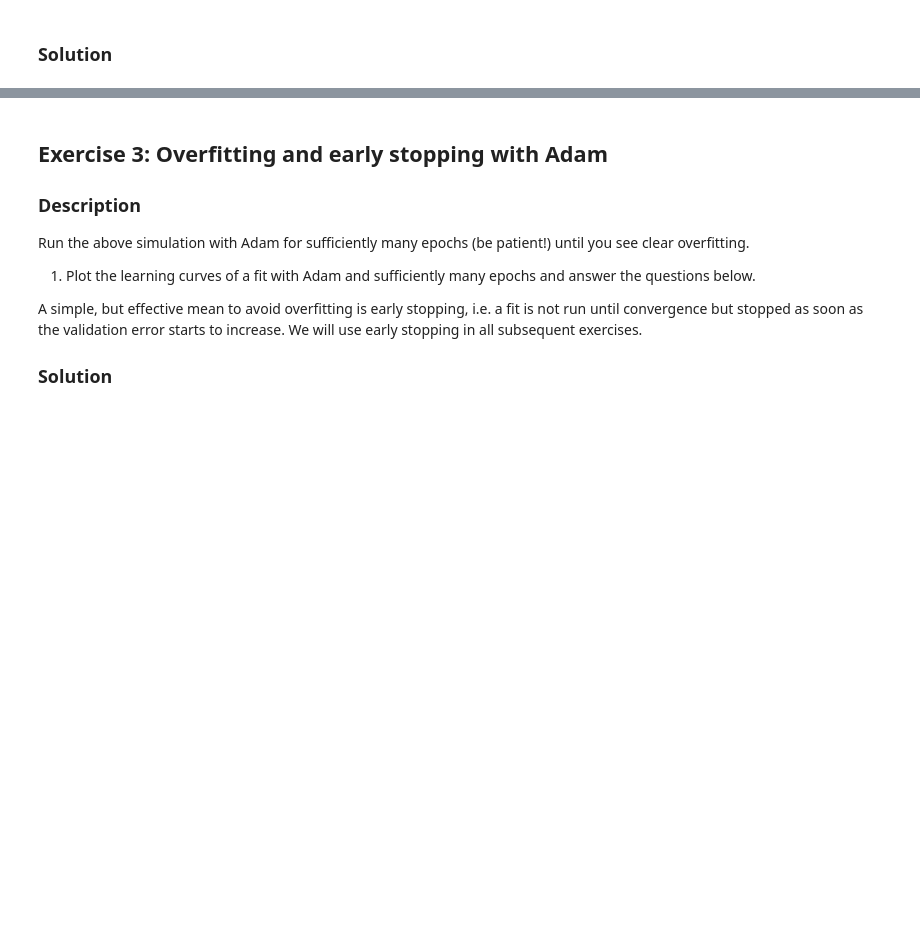
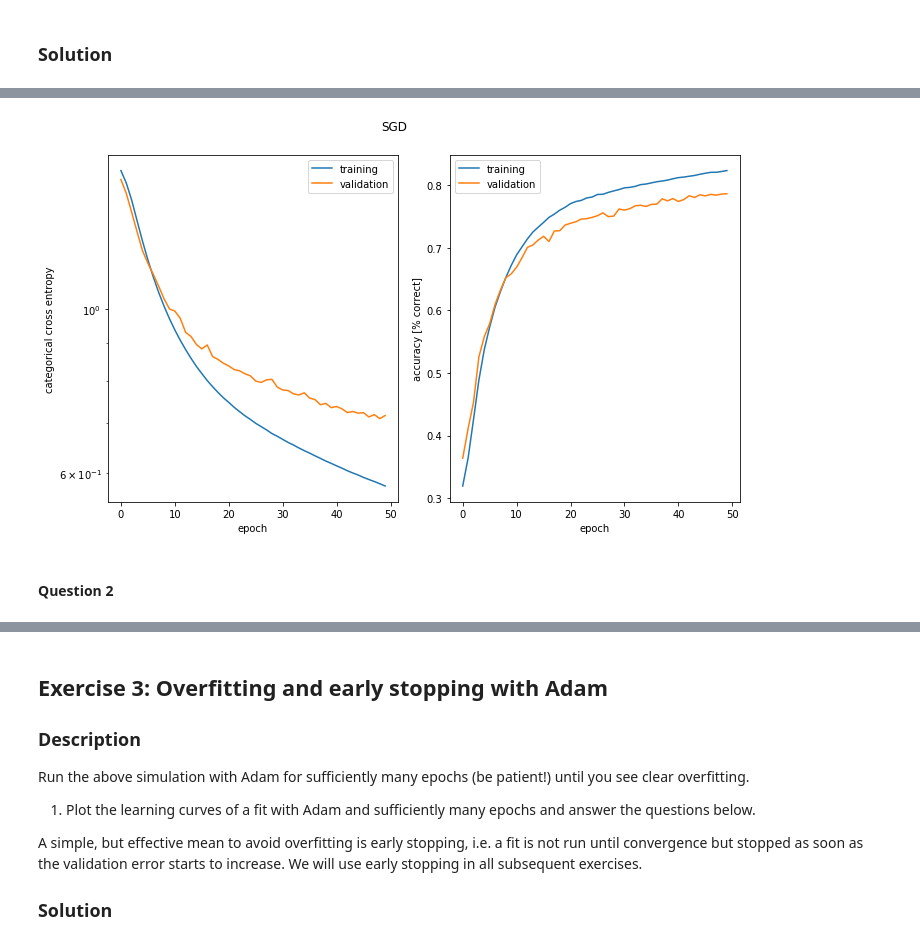
Before and after one commit to Amaumaury/ArtificialNeuralNetworks, a Jupyter notebook: miniproject1.ipynb, the cells around one changed output, grey strips where cells are left out. Cells and saved outputs as stored; diff of their text form; code cells hidden in the pictures; blank space fills up the shorter version.

```diff
--- a/miniproject1.ipynb
+++ b/miniproject1.ipynb
@@ -278,7 +279,4 @@ Train a network with one hidden layer and compare different optimizers.
 # %%
-# ALL HYPERPARAMETERS NEED TUNING
-
-# Question 1
 model = Sequential([
     Dense(64, input_shape=(x_train.shape[1],), activation="relu"),
     Dense(y_train.shape[1], activation="softmax")
@@ -286,12 +284,13 @@ model = Sequential([
 
 model.compile(
     loss=keras.losses.categorical_crossentropy,
-    optimizer=SGD(lr=0.1), #find params
+    optimizer=SGD(lr=0.01),
     metrics=['accuracy']
 )
 
 historySGD = model.fit(
     x_train, y_train,
     validation_data=(x_test, y_test),
-    epochs=50, batch_size=128
+    epochs=50,
+    verbose=0
 )
@@ -315,0 +311,6 @@ Epoch 50/50
+# %%
+_ = plot_history(historySGD, "SGD") # if do not store in var is displayed twice...
+# %% [output]
+[figure, added]
+# %% [markdown]
+#### Question 2
```
Also changed, not shown: parts of 32 cells of this notebook.
